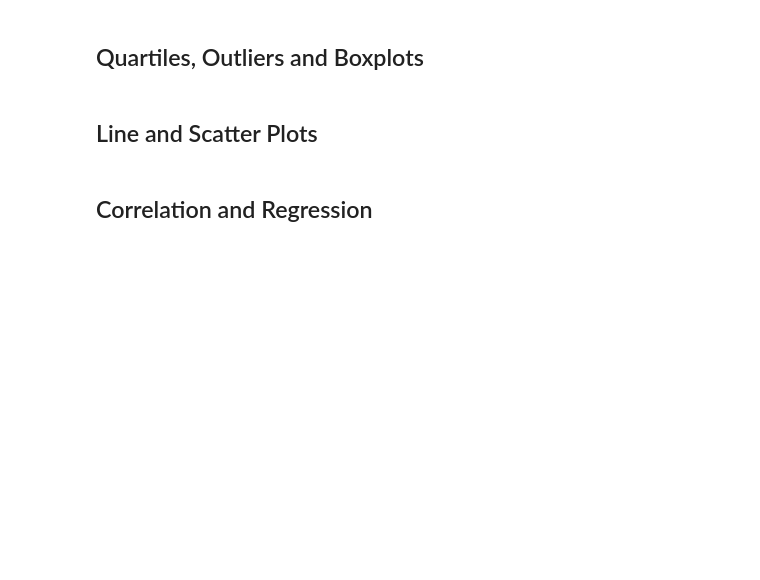
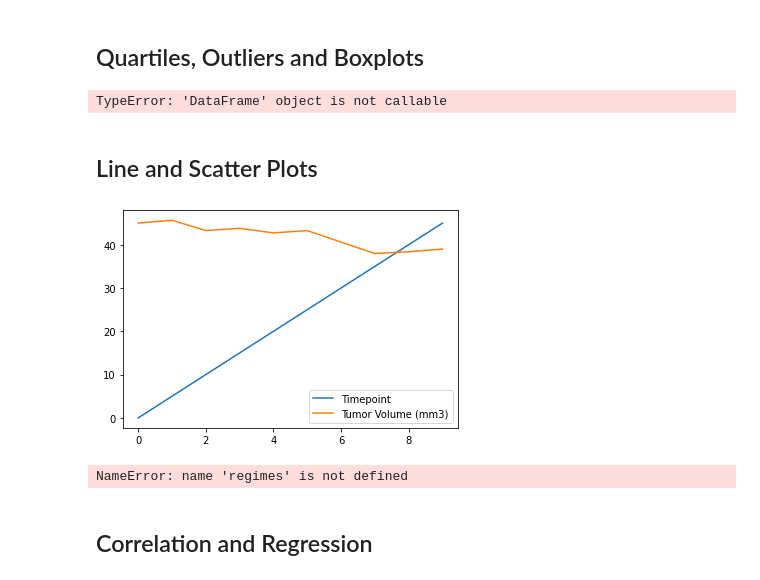
Before and after one commit to amitpatel02-atl/matplotlib-challenge, a Jupyter notebook: pymaceuticals_starter.ipynb, the cells around one changed output. Cells and saved outputs as stored; diff of their text form; code cells hidden in the pictures; blank space fills up the shorter version.

```diff
--- a/pymaceuticals_starter.ipynb
+++ b/pymaceuticals_starter.ipynb
@@ -209,7 +223,12 @@ plt.pie(sizes,labels=labels, colors=colors,
 # %% [markdown]
 ## Quartiles, Outliers and Boxplots
 # %%
-# Calculate the final tumor volume of each mouse across four of the most promising treatment regimens. Calculate the IQR and quantitatively determine if there are any potential outliers.
+# Calculate the final tumor volume of each mouse across four of the most promising treatment regimens. Calculate the IQR and quantitatively determine if there are any potential outliers
+maximum_tumor= combine_mouseid.groupby(["Mouse ID"]).max()
+maximum_tumor= maximum_tumor.reset_index()
+merge_data= maximum_tumor([["Mouse ID","timepoint"]]).merge(combine_mouseid, on=["Mouse ID", "Timepoint"]),how="left")
+# %% [output]
+TypeError: 'DataFrame' object is not callable
 # %%
 # Generate a box plot of the final tumor volume of each mouse across four regimens of interest
 # %% [markdown]
@@ -219,5 +236,32 @@ plt.pie(sizes,labels=labels, colors=colors,
+# %%
+# Generate a line plot of time point versus tumor volume for a mouse treated with Capomulin
+time_vs_tumor = combine_mouseid[combine_mouseid["Mouse ID"].isin(["b128"])]
+time_vs_tumor
+
+# Conduct line graph on "mouse ID", "Timepoint"
+time_vs_tumor_data = time_vs_tumor[["Mouse ID", "Timepoint", "Tumor Volume (mm3)"]]
+time_vs_tumor_data
+
+# Reset to beginnong
+line_plot = time_vs_tumor_data.reset_index()
+line_plot
+
+# Plot line plot
+final_line_plot = line_plot[["Mouse ID", "Timepoint", "Tumor Volume (mm3)"]]
+final_line_plot
+
+lines = final_line_plot.plot.line()
+# %% [output]
+[figure, added]
 # %%
 # Generate a scatter plot of mouse weight versus average tumor volume for the Capomulin regimen
+capomulin = combine_mouseid[combine_mouseid["Drug Regimen"].isin(["Capomulin"])]
+
+capomulin_scatter = regimes[["Mouse ID", "Weight (g)", "Tumor Volume (mm3)"]]
+
+capomulin_sort = capomulin_scatter_plot.sort_values(["Weight (g)"], ascending=True)
+# %% [output]
+NameError: name 'regimes' is not defined
 # %% [markdown]
 ## Correlation and Regression
 # %%
```
Also changed, not shown: parts of 5 cells of this notebook.
